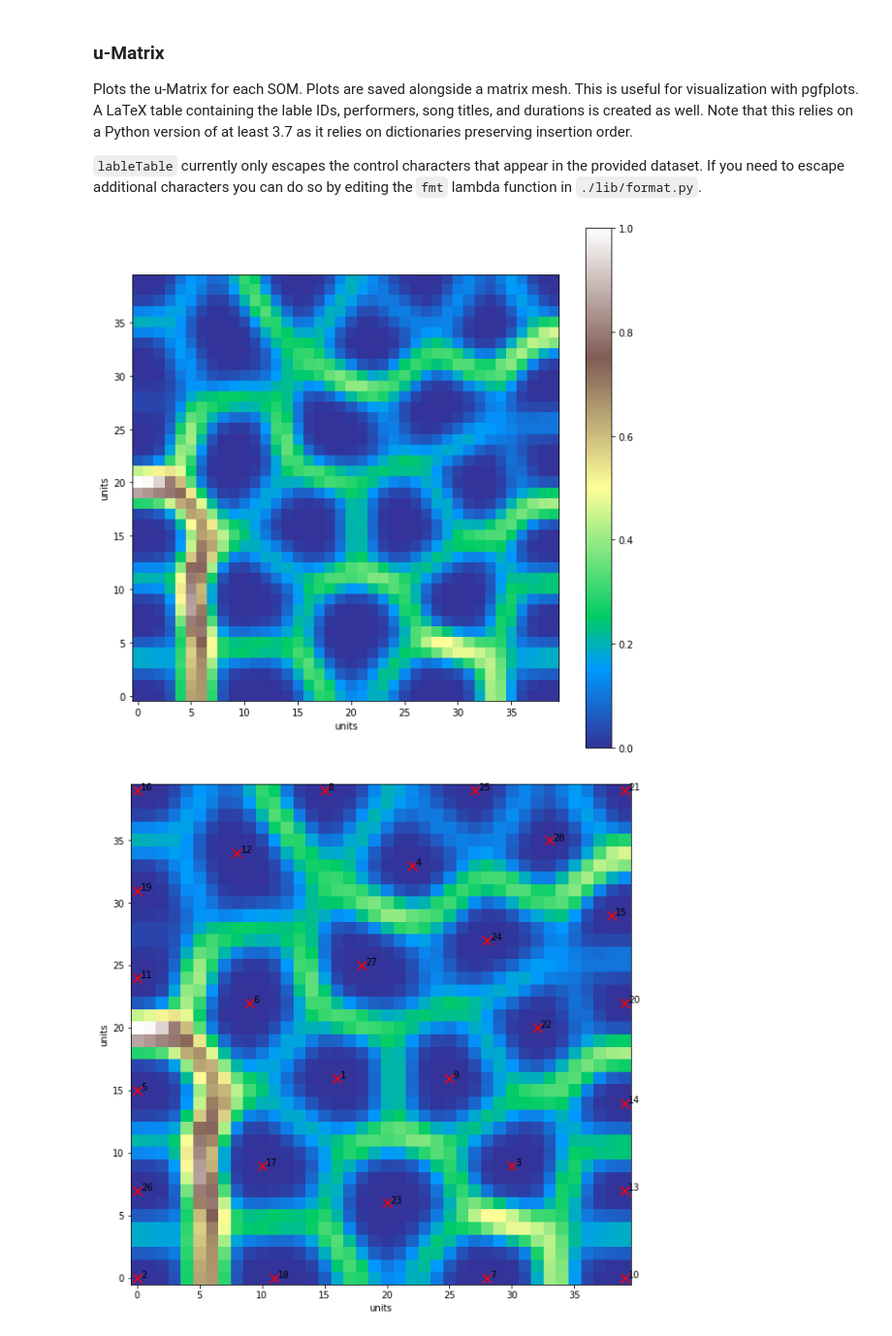
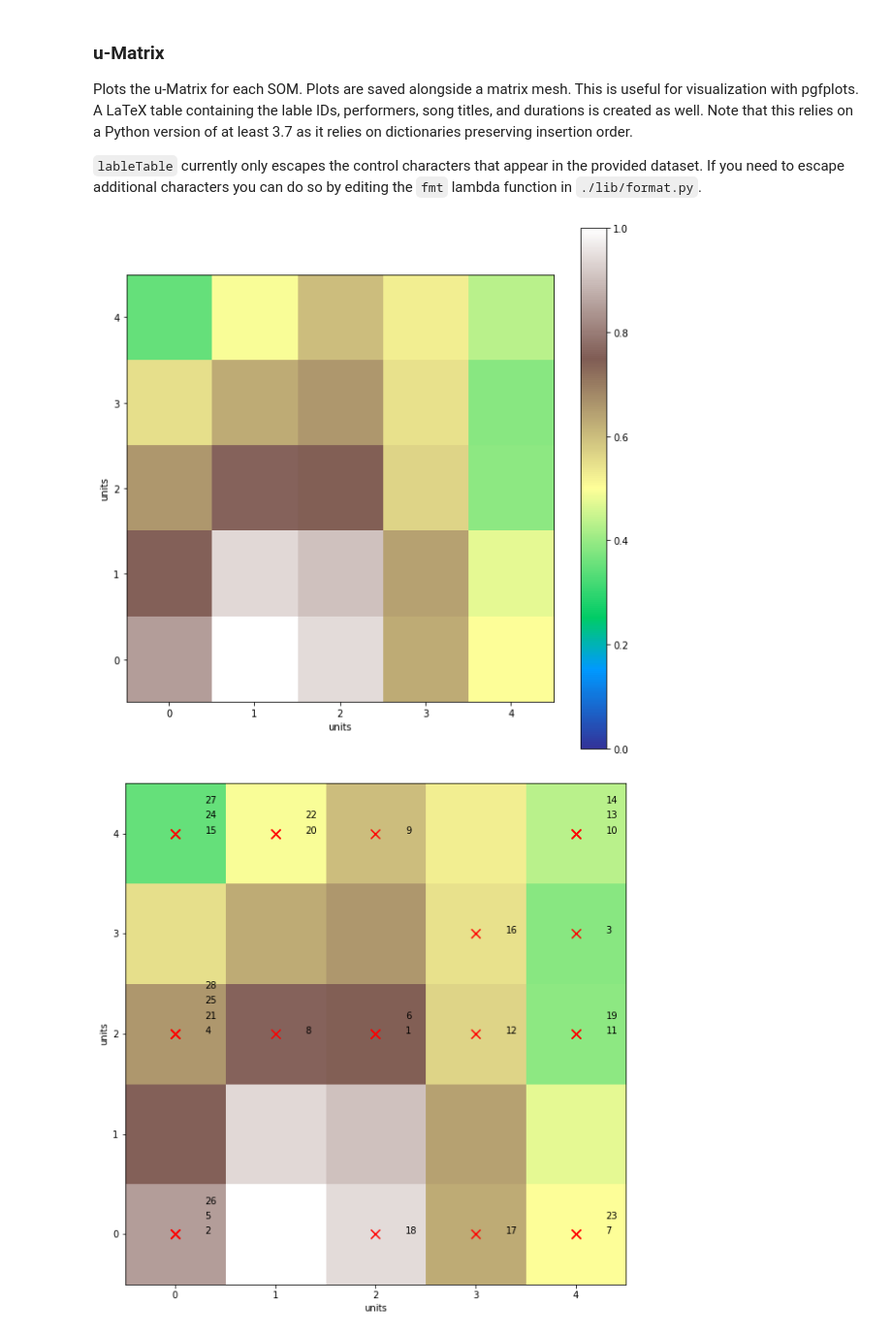
Before and after one commit to sebastian-stubenvoll/groove-som, a Jupyter notebook: Groove Self-Organizing Map.ipynb, the cells around one changed output. Shown: that part at 97% size. Drawn from its saved outputs; the diff is of its cells as text; code cells hidden in the pictures.

```diff
--- a/Groove Self-Organizing Map.ipynb
+++ b/Groove Self-Organizing Map.ipynb
@@ -10,7 +10,7 @@ The exported E.S.R.A. data is stored under the relative path `./raw_data/`. This
 # %%
 selected_dataset = None
 selected_features = ['centroid', 'spread', 'skewness', 'kurtosis']
-aggregation_stepsize = 1
+aggregation_stepsize = 5
 # %% [markdown]
 ## Importing required modules
 
@@ -73,7 +73,7 @@ This is achieved calling the `filter`and `aggregate` methods on each `SongData`
 for dname, values in sorted_data.items():
     for song in values:
         song.filter(selected_features)
-        song.aggregate(stepsize=5, method='mean')
+        song.aggregate(stepsize=aggregation_stepsize, method='mean')
 # %% [markdown]
 ## Combine each piece of aggregated data into a feature matrix
 # %%
@@ -113,10 +113,10 @@ Now that the data has been filtered, aggregated and prepared a self-organising m
 # %% [markdown]
 ## Settings
 # %%
-neurons = (40, 40)
-n_iter = 1000
-eta = 0.1
-nhr = 7
+neurons = (5, 5)
+n_iter = 100000
+eta = 0.3
+nhr = 3
 
 settings_str = f'{neurons[0]}x{neurons[1]}_{n_iter}_{eta}_{nhr}'
 # %% [markdown]
@@ -194,29 +194,33 @@ Plots the u-Matrix for each SOM. Plots are saved alongside a matrix mesh. This i
 # %%
 for s, sm, d, i in zip(som_list, scaled_matrices, sorted_data.values(), range(len(som_list))):
     um = s.umatrix()
     fig, ax = plt.subplots(1, figsize=(10, 10))
     ax.set_xlabel('units')
     ax.set_ylabel('units')
     umx = ax.imshow(um, cmap='terrain', origin='lower', vmin=0, vmax=1)
     fig.colorbar(umx, ax=ax)
 
     fig.savefig(f'{save_path}/{i+1}_{settings_str}_umatrix.pdf')
     with open(f'{save_path}/{i+1}_{settings_str}_umatrix.dat', 'w') as f:
         f.write(meshData(um))
 
     pos, err = asu.best_match(s.weights, sm, s.metric)
     py, px = np.unravel_index(pos, s.shape)
     fig, ax = plt.subplots(1, figsize=(10, 10))
     ax.set_xlabel('units')
     ax.set_ylabel('units')
     ax.imshow(um, cmap='terrain', origin='lower', vmin=0, vmax=1);
     ax.scatter(px, py, 100, 'r', 'x')
+    occupied = list()
     for item, x, y in zip(range(sm.shape[0]), px, py):
+        while (x,y) in occupied:
+            y += 0.15
+        occupied.append((x,y))
         ax.text(x+.3, y, item+1)
 
-    fig.savefig(f'{save_path}/{i+1}_{settings_str}_umatrix_lables.pdf')
+    fig.savefig(f'{saveth}/{i+1}_{settings_str}_umatrix_lables.pdf')
     with open(f'{save_path}/{i+1}_{settings_str}_lables.tex', 'w') as f:
-        f.write(lableTable(d))
+        f.write(labelTable(d))
 # %% [output]
-[figure, old version]
+[figure, new version]
-[figure, old version]
+[figure, new version]
```
Also changed, not shown: parts of 5 cells of this notebook, 1 other file.
